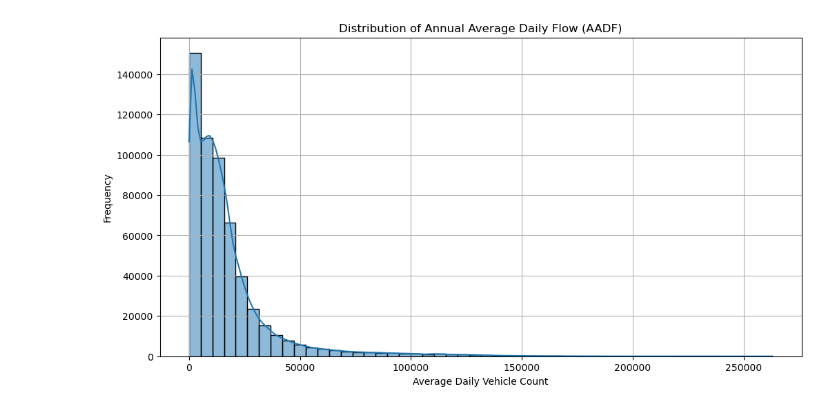
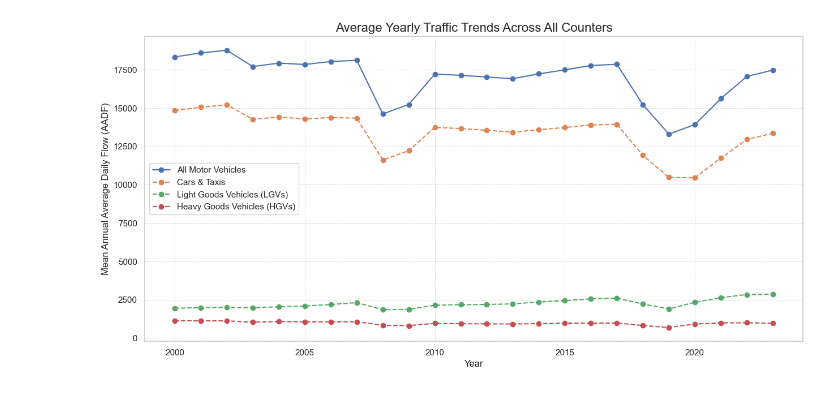
Before and after one commit to csharma01/Air-pollution-london-forecast, a Jupyter notebook: src/eda/EDA_traffic.ipynb, the cells around one changed output. Cells and saved outputs as stored; diff of their text form; code cells hidden in the pictures.

```diff
--- a/src/eda/EDA_traffic.ipynb
+++ b/src/eda/EDA_traffic.ipynb
@@ -12,13 +13,13 @@ if str(SRC) not in sys.path:
 
 import config as cfg
 # %%
-# --- 1. Load the Correct Dataset ---
+# set plot defaults
+sns.set_theme(style="whitegrid")
+plt.rcParams['figure.figsize'] = (15, 7)
 
-print("Loading AADF traffic data...")
-try:
-    df = pd.read_csv(cfg.RAW_TRF / "dft_traffic_counts_aadf.csv", low_memory=False)
-    print("Dataset loaded successfully.")
-except FileNotFoundError:
-    print(f"ERROR: The file dft_traffic_counts_aadf.csv was not found.")
+# load the traffic counts and the mapping file
+dft_path = cfg.RAW_TRF / "dft_traffic_counts_aadf.csv"
+df = pd.read_csv(dft_path, low_memory=False)
 
-    exit()
+map_path = cfg.MATCHED_SITES
+map_df = pd.read_csv(map_path)
@@ -60,66 +54,20 @@ dtype: float64
 # %%
-# Plot 1: Distribution of AADF values
-plt.figure(figsize=(12, 6))
-sns.histplot(df_clean['all_motor_vehicles'], bins=50, kde=True)
-plt.title('Distribution of Annual Average Daily Flow (AADF)')
-plt.xlabel('Average Daily Vehicle Count')
-plt.ylabel('Frequency')
-plt.grid(True)
+# group by year using the correct column names from your file
+yearly_traffic = df.groupby('year')[
+    ['all_motor_vehicles', 'cars_and_taxis', 'LGVs', 'all_HGVs']
+].mean().reset_index()
+
+# plot the trends over time
+plt.plot(yearly_traffic['year'], yearly_traffic['all_motor_vehicles'], marker='o', linestyle='-', label='All Motor Vehicles')
+plt.plot(yearly_traffic['year'], yearly_traffic['cars_and_taxis'], marker='o', linestyle='--', label='Cars & Taxis')
+plt.plot(yearly_traffic['year'], yearly_traffic['LGVs'], marker='o', linestyle='--', label='Light Goods Vehicles (LGVs)')
+plt.plot(yearly_traffic['year'], yearly_traffic['all_HGVs'], marker='o', linestyle='--', label='Heavy Goods Vehicles (HGVs)')
+
+plt.title('Average Yearly Traffic Trends Across All Counters', fontsize=16)
+plt.xlabel('Year')
+plt.ylabel('Mean Annual Average Daily Flow (AADF)')
+plt.legend()
+plt.grid(True, which='both', linestyle='--', linewidth=0.5)
 plt.show()
-print("\nThis histogram shows how many sites have low, medium, or high traffic volumes on average.")
-
-# Plot 2: Trend of Average Traffic Over Years
-yearly_trend = df_clean.groupby('year')['all_motor_vehicles'].mean()
-
-plt.figure(figsize=(12, 6))
-yearly_trend.plot(kind='line', marker='o')
-plt.title('Average AADF Across All Sites (Yearly Trend)')
-plt.xlabel('Year')
-plt.ylabel('Mean Average Daily Vehicle Count')
-plt.grid(True)
-plt.show()
-print("\nThis line chart shows if overall traffic in London is trending up or down over the years.")
-
-
-# Plot 3: Top 20 Busiest Traffic Sites (by average AADF over all years)
-top_sites = df_clean.groupby('count_point_id')['all_motor_vehicles'].mean().nlargest(20)
-
-plt.figure(figsize=(12, 8))
-top_sites.sort_values().plot(kind='barh')
-plt.title('Top 20 Busiest Traffic Sites (by Average AADF)')
-plt.xlabel('Mean Average Daily Vehicle Count')
-plt.ylabel('Count Point ID')
-plt.grid(True)
-plt.show()
-print("\nThis bar chart identifies the specific road monitoring points with the highest traffic.")
-
-# Plot 4: Geospatial Distribution of Traffic Counters
-plt.figure(figsize=(10, 10))
-sns.scatterplot(
-    data=df_clean.drop_duplicates('count_point_id'),
-    x='longitude',
-    y='latitude',
-    alpha=0.5,
-    label='Traffic Counter'
-)
-# add the locations of your 10 LAQN air quality sites
-laqn_sites_df = pd.read_csv(cfg.SITES_POLLUTION)
-sns.scatterplot(
-    data=laqn_sites_df,
-    x='longitude',
-    y='latitude',
-    color='red',
-    s=100, # Make the points larger
-    marker='X',
-    label='AQ Site'
-)
-plt.title('Geospatial Distribution of Traffic Counters and AQ Sites')
-plt.xlabel('Longitude')
-plt.ylabel('Latitude')
-plt.legend()
-plt.grid(True)
-plt.axis('equal') # Ensure correct aspect ratio
-plt.show()
-print("\nThis map shows where the traffic counters are located across London, with AQ sites marked in red.")
 # %% [output]
-[figure, old version]
+[figure, new version]
```
Also changed, not shown: parts of 6 cells of this notebook, 14 other files.
